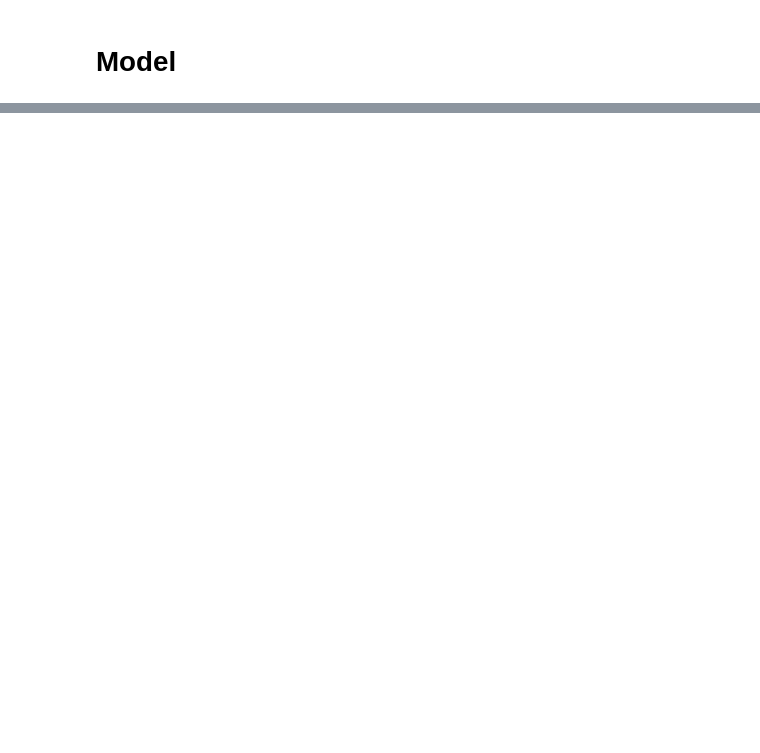
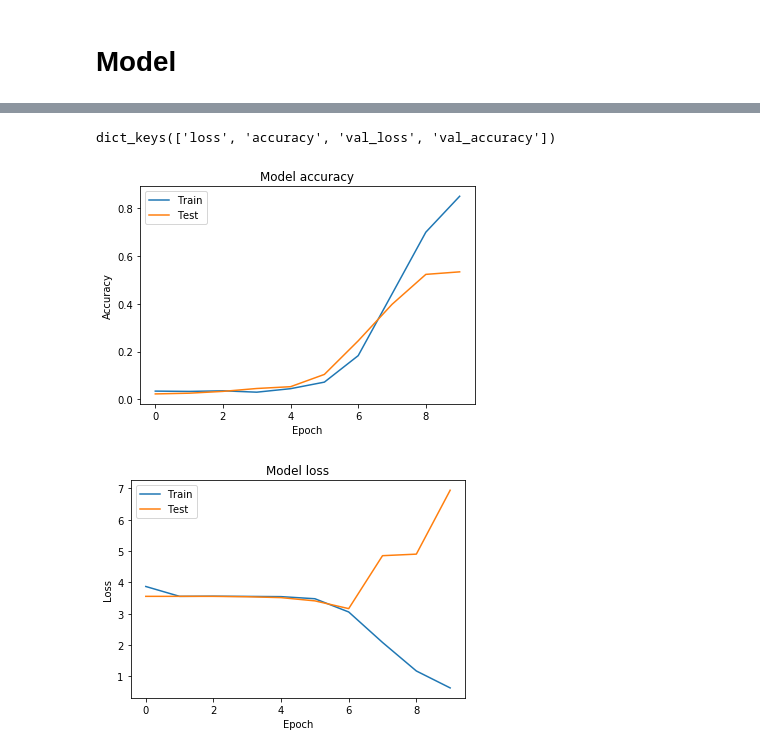
Before and after one commit to simonefalvo/dogbreeds-cnn, a Jupyter notebook: dogbreeds_cnn.ipynb, the cells around one changed output, grey strips where cells are left out. Saved outputs shown, nothing was run; the diff lists cells and outputs as text; code cells hidden in the pictures; blank space fills up the shorter version.

Commit message:
first validation

```diff
--- a/dogbreeds_cnn.ipynb
+++ b/dogbreeds_cnn.ipynb
@@ -93,7 +63,7 @@ Number of beagle images: 63
 BATCH_SIZE = 32
 IMG_HEIGHT = 224
 IMG_WIDTH = 224
-STEPS_PER_EPOCH = np.ceil(image_count / BATCH_SIZE)
+STEPS_PER_EPOCH = np.ceil(image_count * 0.7 / BATCH_SIZE)
 AUTOTUNE = tf.data.experimental.AUTOTUNE
 # %%
 # get a dataset of all files matching the pattern
@@ -211,0 +186,14 @@ train_ds.element_spec
+# %%
+train_ds, val_ds = split_ds(labeled_ds, image_count, 0.3,
+                                        cache="./dogs.tfcache")
+#breed_distr(train_ds)
+#breed_distr(val_ds)
+
+train_ds = prepare_for_training(train_ds, cache="./dogs_train.tfcache")
+val_ds = val_ds.batch(BATCH_SIZE)
+
+
+print(train_ds)
+print(val_ds)
+print(train_ds.element_spec)
+print(val_ds.element_spec)
@@ -276,9 +282,16 @@ model.compile(optimizer='adam',
               loss='categorical_crossentropy',
               metrics=['accuracy'])
 
+# This callback will stop the training when there is no improvement in
+# the validation loss for three consecutive epochs.
+early_stopping = tf.keras.callbacks.EarlyStopping(monitor='val_loss',
+                                                  patience=5)
+
 history = model.fit(train_ds,
                     epochs=10,
                     verbose=1,
+                    callbacks=[early_stopping],
+                    validation_data=val_ds,
                     steps_per_epoch=STEPS_PER_EPOCH
                     )
 # %% [output]
@@ -286 +315,25 @@ ValueError: ignored
+# %%
+print(history.history.keys())
+
+# Plot training & validation accuracy values
+plt.plot(history.history['accuracy'])
+plt.plot(history.history['val_accuracy'])
+plt.title('Model accuracy')
+plt.ylabel('Accuracy')
+plt.xlabel('Epoch')
+plt.legend(['Train', 'Test'], loc='upper left')
+plt.show()
+
+# Plot training & validation loss values
+plt.plot(history.history['loss'])
+plt.plot(history.history['val_loss'])
+plt.title('Model loss')
+plt.ylabel('Loss')
+plt.xlabel('Epoch')
+plt.legend(['Train', 'Test'], loc='upper left')
+plt.show()
+# %% [output]
+dict_keys(['loss', 'accuracy', 'val_loss', 'val_accuracy'])
+[figure, added]
+[figure, added]
 # %%
```
Also changed, not shown: parts of 13 cells of this notebook.
